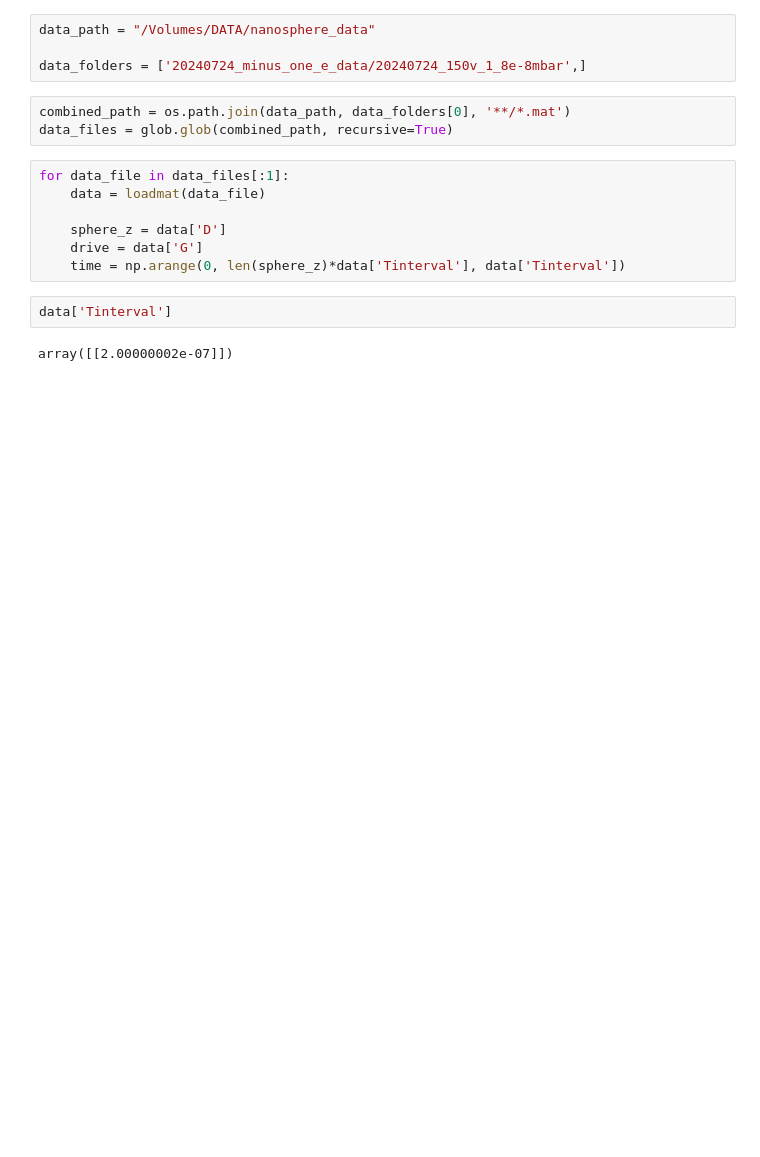
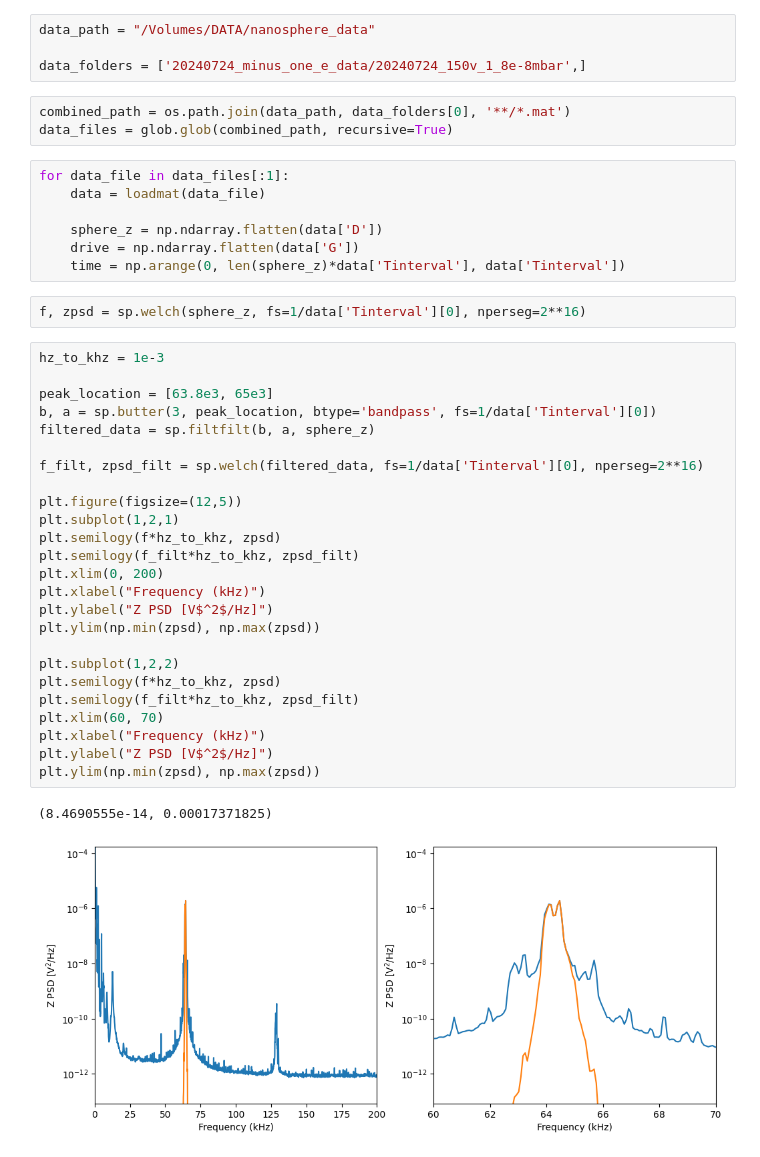
Before and after one commit to Moore-Lab/nanospheres, a Jupyter notebook: analysis/impulse_analysis/analyze_calibration_impulses.ipynb, the cells around one changed output. Saved outputs shown, nothing was run; the diff lists cells and outputs as text; blank space fills up the shorter version.

```diff
--- a/analysis/impulse_analysis/analyze_calibration_impulses.ipynb
+++ b/analysis/impulse_analysis/analyze_calibration_impulses.ipynb
@@ -14,13 +15,39 @@ data_files = glob.glob(combined_path, recursive=True)
 for data_file in data_files[:1]:
     data = loadmat(data_file)
 
-    sphere_z = data['D']
-    drive = data['G']
+    sphere_z = np.ndarray.flatten(data['D'])
+    drive = np.ndarray.flatten(data['G'])
     time = np.arange(0, len(sphere_z)*data['Tinterval'], data['Tinterval'])
-# %%
-data['Tinterval']
-# %% [output]
-array([[2.00000002e-07]])
+# %%
+f, zpsd = sp.welch(sphere_z, fs=1/data['Tinterval'][0], nperseg=2**16)
+# %%
+hz_to_khz = 1e-3
+
+peak_location = [63.8e3, 65e3]
+b, a = sp.butter(3, peak_location, btype='bandpass', fs=1/data['Tinterval'][0])
+filtered_data = sp.filtfilt(b, a, sphere_z)
+
+f_filt, zpsd_filt = sp.welch(filtered_data, fs=1/data['Tinterval'][0], nperseg=2**16)
+
+plt.figure(figsize=(12,5))
+plt.subplot(1,2,1)
+plt.semilogy(f*hz_to_khz, zpsd)
+plt.semilogy(f_filt*hz_to_khz, zpsd_filt)
+plt.xlim(0, 200)
+plt.xlabel("Frequency (kHz)")
+plt.ylabel("Z PSD [V$^2$/Hz]")
+plt.ylim(np.min(zpsd), np.max(zpsd))
+
+plt.subplot(1,2,2)
+plt.semilogy(f*hz_to_khz, zpsd)
+plt.semilogy(f_filt*hz_to_khz, zpsd_filt)
+plt.xlim(60, 70)
+plt.xlabel("Frequency (kHz)")
+plt.ylabel("Z PSD [V$^2$/Hz]")
+plt.ylim(np.min(zpsd), np.max(zpsd))
+# %% [output]
+(8.4690555e-14, 0.00017371825)
+[figure, added]
 # %%
 plt.figure(figsize=(12,5))
 plt.plot(time, sphere_z)
```
Also changed, not shown: parts of 2 cells of this notebook.
